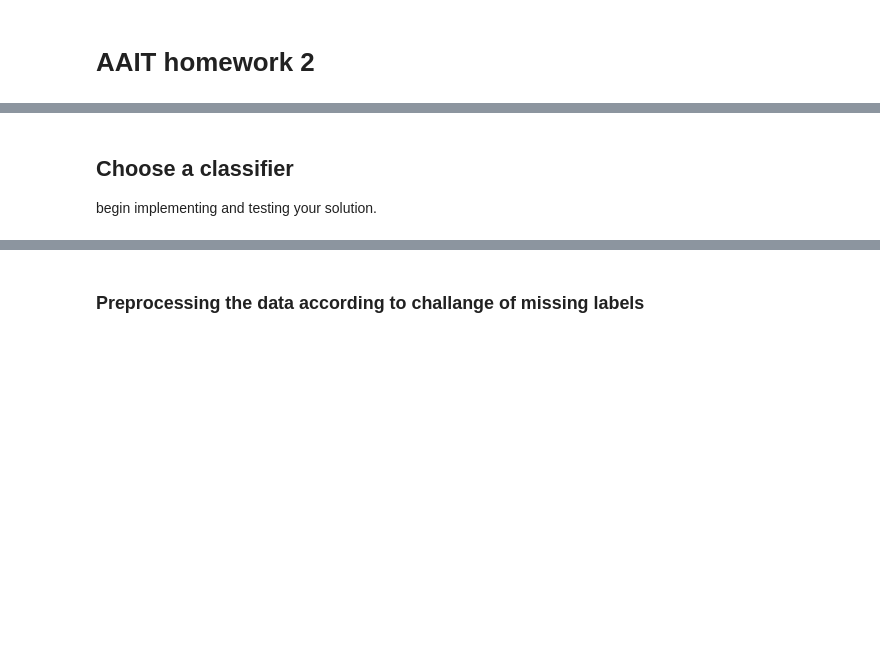
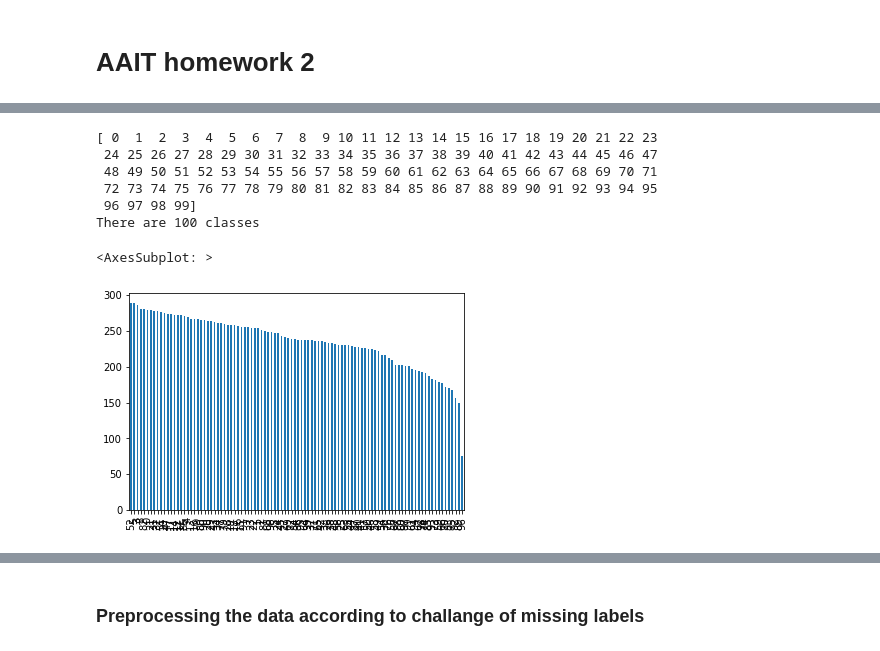
Before and after one commit to TruscaPetre/AAIT-Nosy-Missing-Labels, a Jupyter notebook: tutorial.ipynb, the cells around one changed output, grey strips where cells are left out. Drawn from its saved outputs; the diff is of its cells as text; code cells hidden in the pictures; blank space fills up the shorter version.

```diff
--- a/tutorial.ipynb
+++ b/tutorial.ipynb
@@ -5,3 +17,9 @@
 # %%
 # Preprocessing the data
 # resizing the images, converting to a uniform format
+dir_data = './data/task1/train_data/'
+# Read the annotations file into a DataFrame
+df = pd.read_csv(f'{dir_data}annotations.csv')
+
+# Print the DataFrame
+print(df)
@@ -8,3 +41,28 @@
-# %% [markdown]
-## Choose a classifier
-begin implementing and testing your solution.
+# %%
+# Get the unique values in the 'label' column
+unique_labels = df['label'].unique()
+
+# Print the unique values
+print(unique_labels)
+
+# Get the number of unique values in the 'label' column
+num_unique_labels = df['label'].nunique()
+
+# Print the number of unique values
+print(f"There are {num_unique_labels} classes")
+# %% [output]
+[ 0  1  2  3  4  5  6  7  8  9 10 11 12 13 14 15 16 17 18 19 20 21 22 23
+ 24 25 26 27 28 29 30 31 32 33 34 35 36 37 38 39 40 41 42 43 44 45 46 47
+ 48 49 50 51 52 53 54 55 56 57 58 59 60 61 62 63 64 65 66 67 68 69 70 71
+ 72 73 74 75 76 77 78 79 80 81 82 83 84 85 86 87 88 89 90 91 92 93 94 95
+ 96 97 98 99]
+There are 100 classes
+# %%
+
+# Get the count of each class label
+label_counts = df['label'].value_counts()
+# Plot the label counts as a bar chart
+label_counts.plot.bar()
+# %% [output]
+<AxesSubplot: >
+[figure, added]
```
Also changed, not shown: parts of 26 cells of this notebook, 3 other files.
